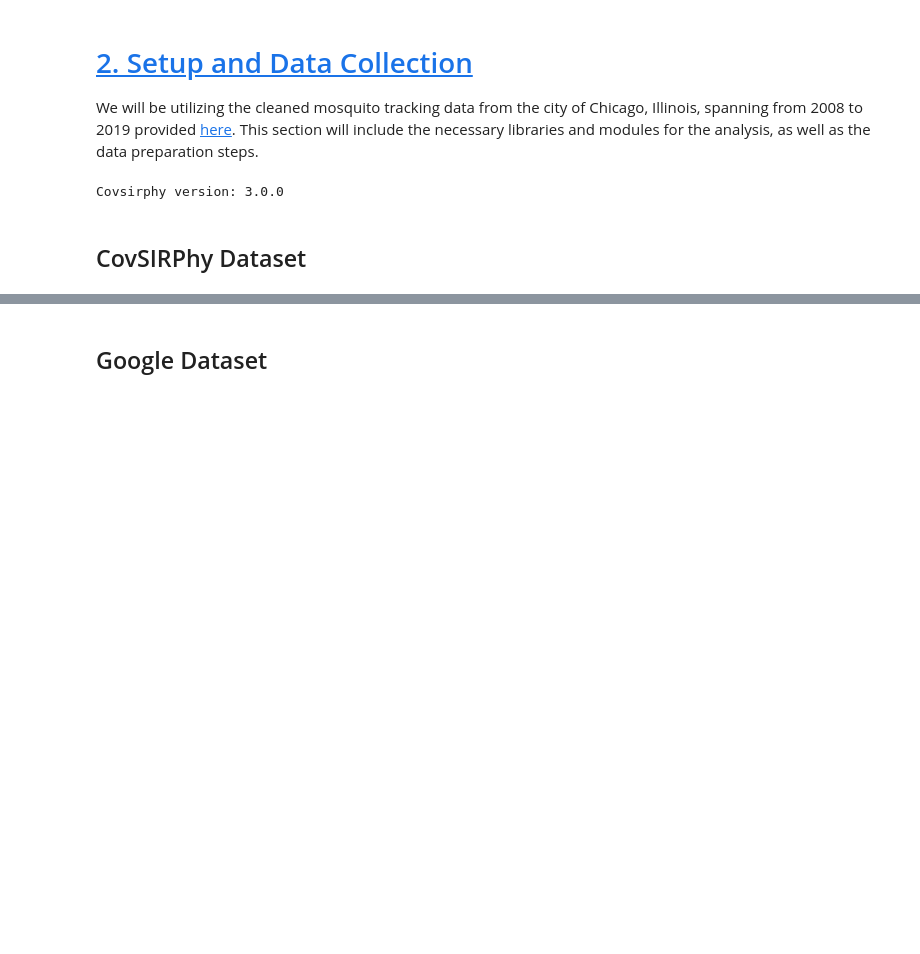
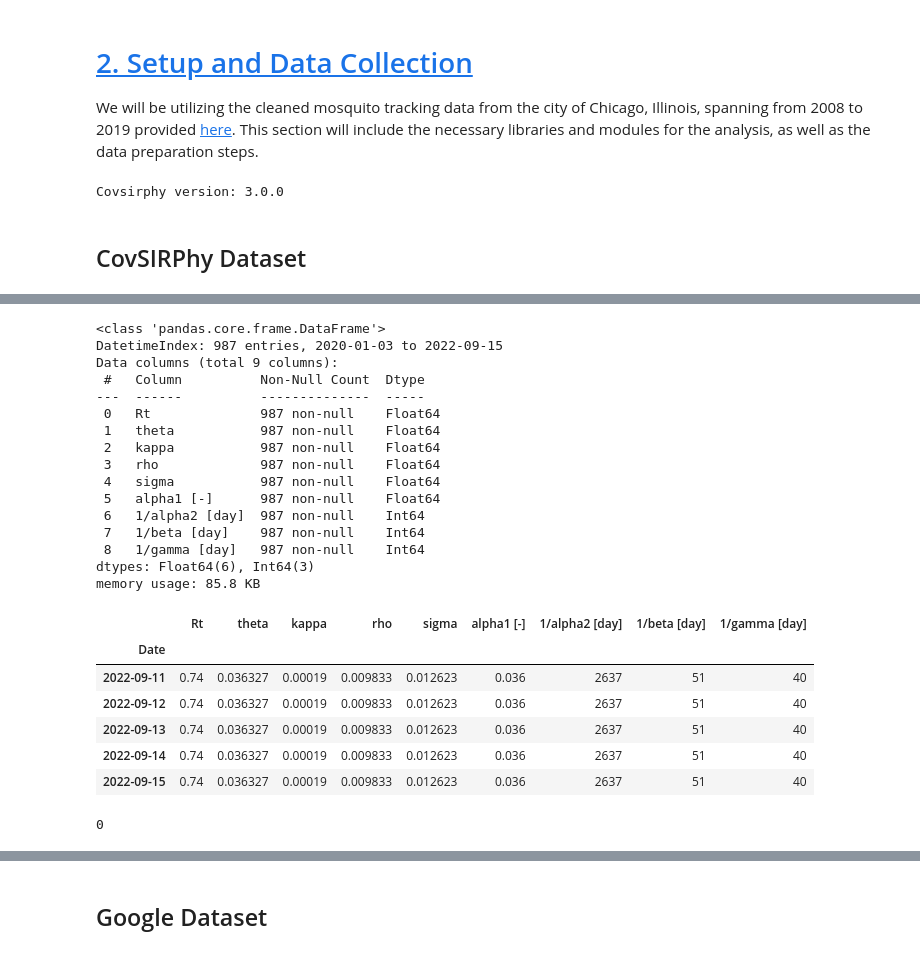
Before and after one commit to scelarek/CovidCast, a Jupyter notebook: Capstone/Main File.ipynb, the cells around one changed output, grey strips where cells are left out. Saved outputs shown, nothing was run; the diff lists cells and outputs as text; code cells hidden in the pictures; blank space fills up the shorter version.

```diff
--- a/Capstone/Main File.ipynb
+++ b/Capstone/Main File.ipynb
@@ -174,9 +79,0 @@ memory usage: 12.7+ MB
-# %%
-
-eng.diff(column="Confirmed", suffix="_diff", freq="D")
-eng.add(columns=["Fatal", "Recovered"])
-# Division
-eng.div(numerator="Confirmed", denominator="Tests", new="Positive_rate")
-
-eng.all().query('ISO3 == "USA"').info()
-eng.all().query('ISO3 == "USA"').head()
@@ -293,0 +231,32 @@ cs.line_plot(
+# %%
+# Assess Disease Parameter Data
+track_df.info()
+
+display(track_df.tail())
+
+track_df.isna().sum().sum()
+# %% [output]
+<class 'pandas.core.frame.DataFrame'>
+DatetimeIndex: 987 entries, 2020-01-03 to 2022-09-15
+Data columns (total 9 columns):
+ #   Column          Non-Null Count  Dtype
+---  ------          --------------  -----
+ 0   Rt              987 non-null    Float64
+ 1   theta           987 non-null    Float64
+ 2   kappa           987 non-null    Float64
+ 3   rho             987 non-null    Float64
+ 4   sigma           987 non-null    Float64
+ 5   alpha1 [-]      987 non-null    Float64
+ 6   1/alpha2 [day]  987 non-null    Int64
+ 7   1/beta [day]    987 non-null    Int64
+ 8   1/gamma [day]   987 non-null    Int64
+dtypes: Float64(6), Int64(3)
+memory usage: 85.8 KB
+|  | Rt | theta | kappa | rho | sigma | alpha1 [-] | 1/alpha2 [day] | 1/beta [day] | 1/gamma [day] |
+| Date |  |  |  |  |  |  |  |  |  |
+| 2022-09-11 | 0.74 | 0.036327 | 0.00019 | 0.009833 | 0.012623 | 0.036 | 2637 | 51 | 40 |
+| 2022-09-12 | 0.74 | 0.036327 | 0.00019 | 0.009833 | 0.012623 | 0.036 | 2637 | 51 | 40 |
+| 2022-09-13 | 0.74 | 0.036327 | 0.00019 | 0.009833 | 0.012623 | 0.036 | 2637 | 51 | 40 |
+| 2022-09-14 | 0.74 | 0.036327 | 0.00019 | 0.009833 | 0.012623 | 0.036 | 2637 | 51 | 40 |
+| 2022-09-15 | 0.74 | 0.036327 | 0.00019 | 0.009833 | 0.012623 | 0.036 | 2637 | 51 | 40 |
+0
```
Also changed, not shown: parts of 36 cells of this notebook, 13 other files.
